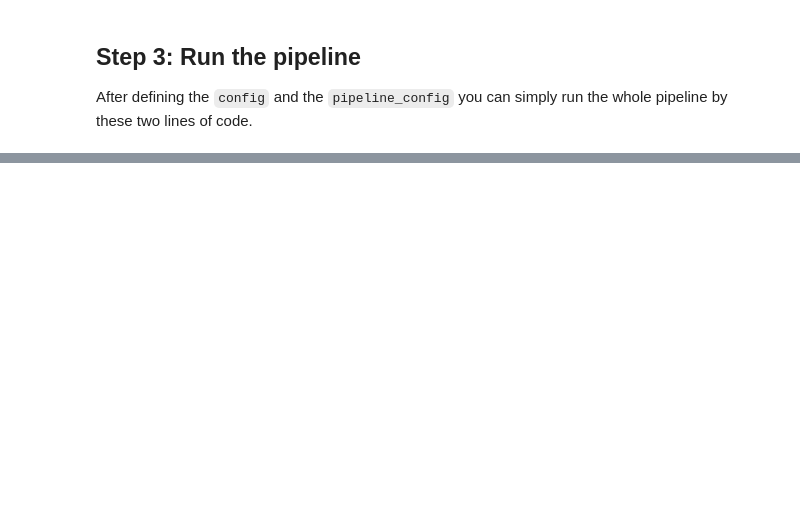
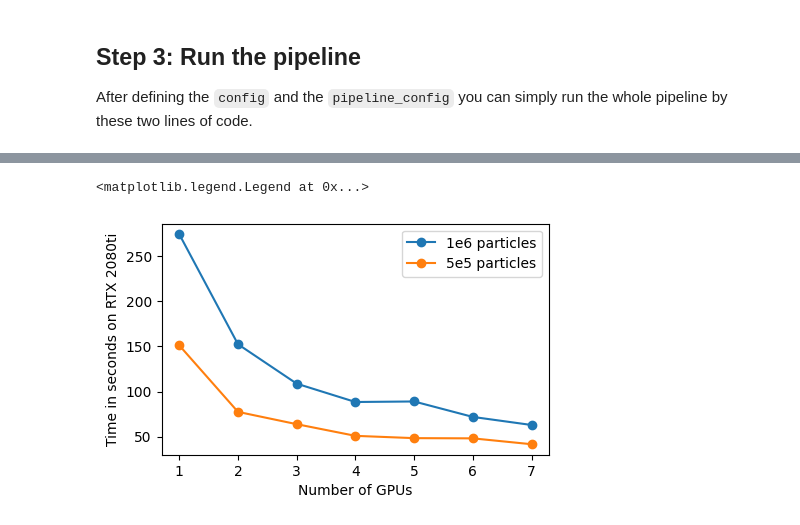
Before and after one commit to AstroAI-Lab/rubix, a Jupyter notebook: notebooks/rubix_pipeline_single_function_scaling.ipynb, the cells around one changed output, grey strips where cells are left out. Saved outputs shown, nothing was run; the diff lists cells and outputs as text; code cells hidden in the pictures; blank space fills up the shorter version.

```diff
--- a/notebooks/rubix_pipeline_single_function_scaling.ipynb
+++ b/notebooks/rubix_pipeline_single_function_scaling.ipynb
@@ -142,6 +180,17 @@ import jax.numpy as jnp
 gpu_number = jnp.array([1, 2, 3, 4, 5, 6, 7])
 time_on_compgpu4_5e5mal2 = jnp.array([274.27, 152.38, 108.70, 88.38, 88.97, 71.85, 62.91])
 time_on_compgpu4_5e5mal1 = jnp.array([151.12, 77.44, 63.81, 50.88, 48.34, 48.1, 41.60])
+# %%
+import matplotlib.pyplot as plt
+plt.figure(figsize=(5,3))
+plt.plot(gpu_number, time_on_compgpu4_5e5mal2, marker='o', label='1e6 particles')
+plt.plot(gpu_number, time_on_compgpu4_5e5mal1, marker='o', label='5e5 particles')
+plt.xlabel('Number of GPUs')
+plt.ylabel('Time in seconds on RTX 2080ti')
+plt.legend()
+# %% [output]
+<matplotlib.legend.Legend at 0x...>
+[figure, added]
 # %%
 import jax.numpy as jnp
 particle_number = jnp.array([1, 10, 100, 1e3, 1e4, 1e5, 5e5, 5e5*2, 5e5*20, 5e5*50, 5e5*100, 5e5*150, 5e5*200, 5e5*300, 5e5*400])
```
Also changed, not shown: parts of 9 cells of this notebook.
